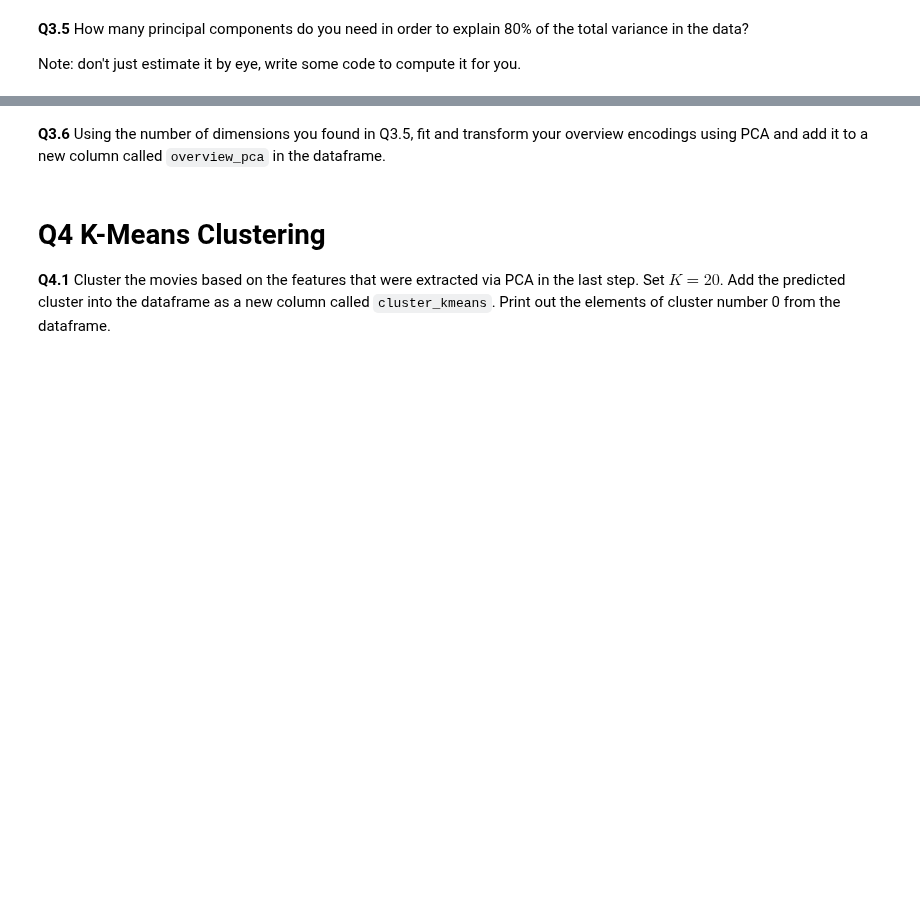
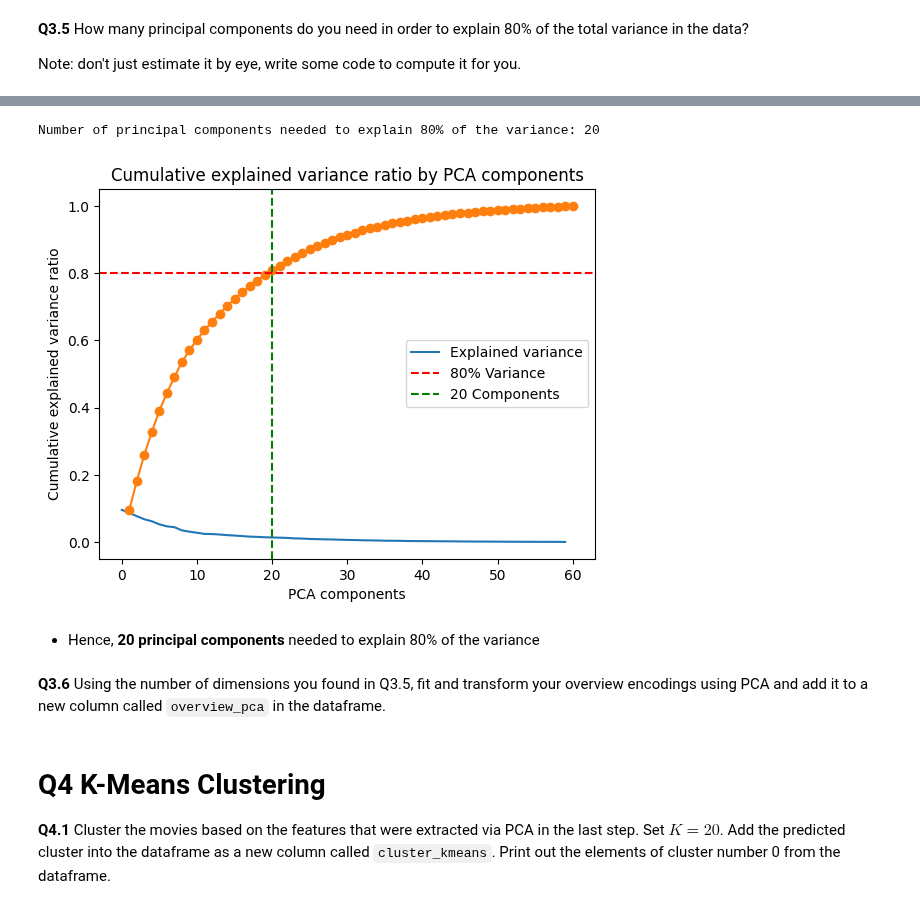
Before and after one commit to sergeGITH/TS, a Jupyter notebook: TMDL_2024_25_Assignment_3,_Qs_only.ipynb, the cells around one changed output, grey strips where cells are left out. Drawn from its saved outputs; the diff is of its cells as text; code cells hidden in the pictures; blank space fills up the shorter version.

```diff
--- a/TMDL_2024_25_Assignment_3,_Qs_only.ipynb
+++ b/TMDL_2024_25_Assignment_3,_Qs_only.ipynb
@@ -357,3 +368,28 @@ Note: don't just estimate it by eye, write some code to compute it for you.
+# %%
+# Compute cumulative explained variance ratio
+cumulative_explained_variance = np.cumsum(pca.explained_variance_ratio_)
+
+# Find the number of components needed to explain 80% of the variance
+num_components_80 = np.argmax(cumulative_explained_variance >= 0.80) + 1
+print(f"Number of principal components needed to explain 80% of the variance: {num_components_80}")
+
+plt.plot(powers, label="Explained variance")
+# Plot cumulative explained variance ratio
+plt.plot(range(1, len(cumulative_explained_variance) + 1), cumulative_explained_variance, marker='o', linestyle='-')
+
+# Set up y label, x label, title
+plt.title('Cumulative explained variance ratio by PCA components')
+plt.xlabel('PCA components')
+plt.ylabel('Cumulative explained variance ratio')
+plt.axhline(y=0.80, color='r', linestyle='--', label='80% Variance')
+plt.axvline(x=num_components_80, color='g', linestyle='--', label=f"{num_components_80} Components")
+plt.legend()
+plt.show()
+# %% [output]
+Number of principal components needed to explain 80% of the variance: 20
+[figure, added]
+# %% [markdown]
+* Hence, **20 principal components** needed to explain 80% of the variance
 # %% [markdown]
 **Q3.6** Using the number of dimensions you found in Q3.5, fit and transform your overview encodings using PCA and add it to a new column called `overview_pca` in the dataframe.
 # %%
```
Also changed, not shown: parts of 10 cells of this notebook.
